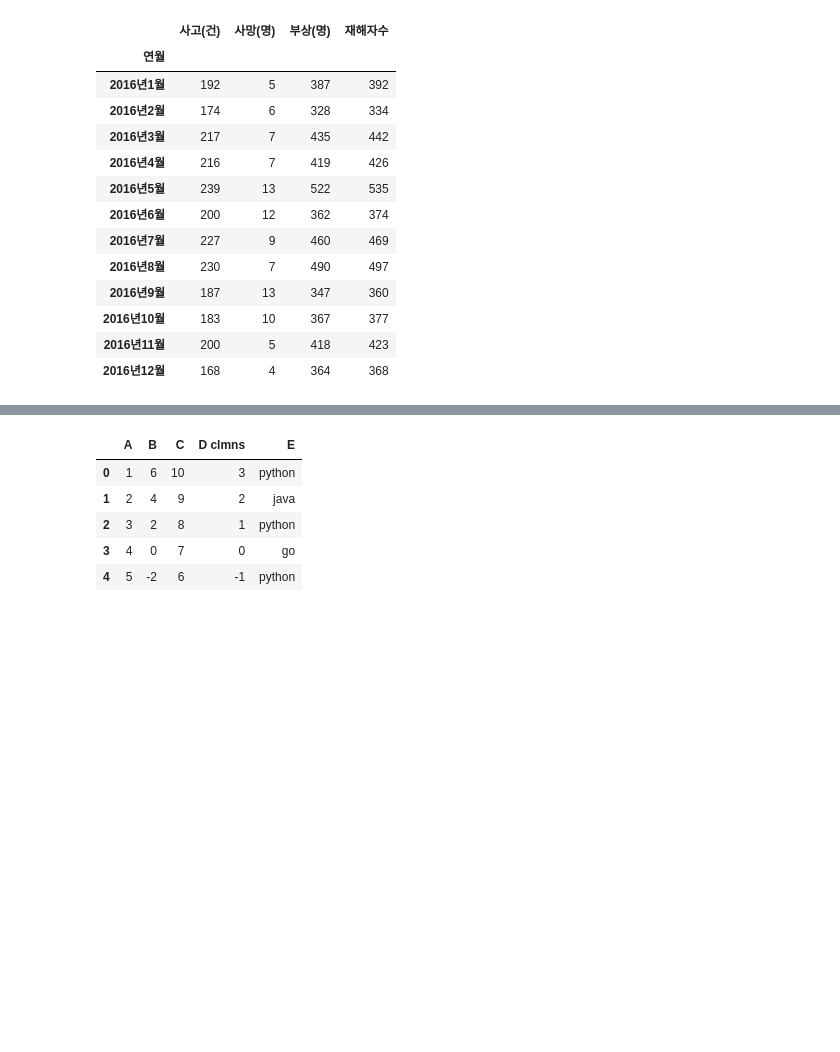
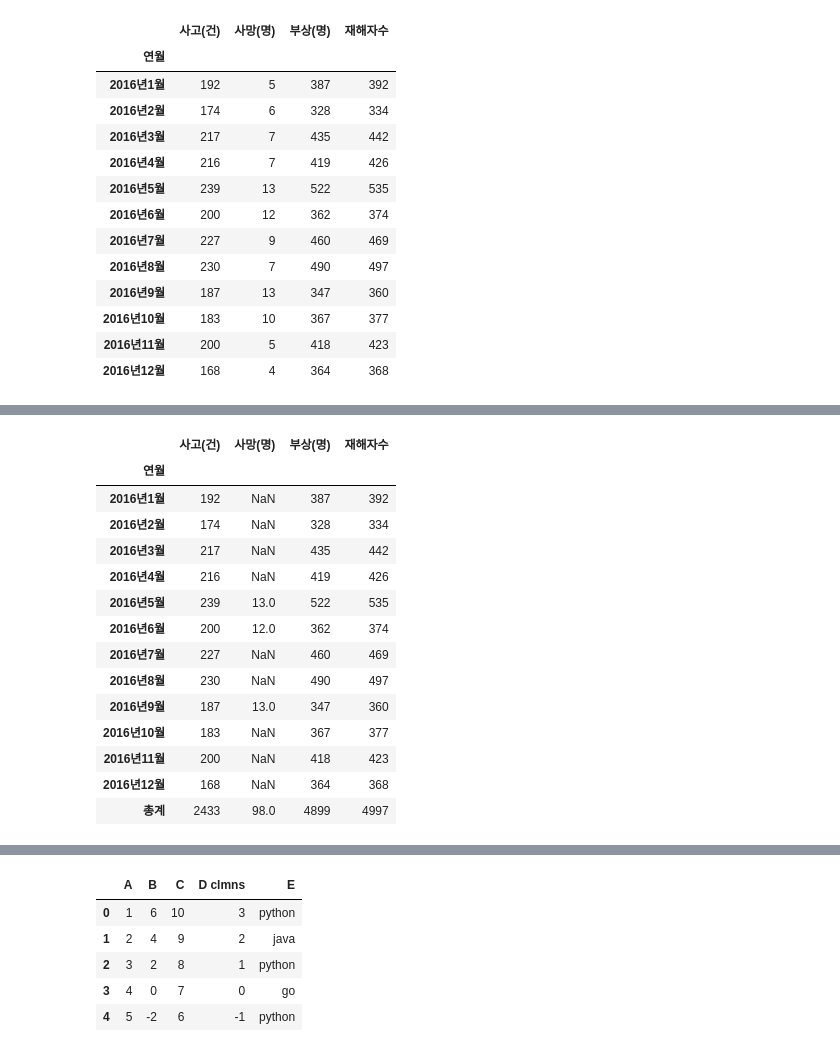
Before and after one commit to kmk0909/2026-BDA, a Jupyter notebook: code/06w_dataframe_B.ipynb, the cells around one changed output, grey strips where cells are left out. Drawn from its saved outputs; the diff is of its cells as text; code cells hidden in the pictures; blank space fills up the shorter version.

```diff
--- a/code/06w_dataframe_B.ipynb
+++ b/code/06w_dataframe_B.ipynb
@@ -671,0 +888,18 @@ df2
+# %%
+df2[df2>10]
+# %% [output]
+|  | 사고(건) | 사망(명) | 부상(명) | 재해자수 |
+| 연월 |  |  |  |  |
+| 2016년1월 | 192 | NaN | 387 | 392 |
+| 2016년2월 | 174 | NaN | 328 | 334 |
+| 2016년3월 | 217 | NaN | 435 | 442 |
+| 2016년4월 | 216 | NaN | 419 | 426 |
+| 2016년5월 | 239 | 13.0 | 522 | 535 |
+| 2016년6월 | 200 | 12.0 | 362 | 374 |
+| 2016년7월 | 227 | NaN | 460 | 469 |
+| 2016년8월 | 230 | NaN | 490 | 497 |
+| 2016년9월 | 187 | 13.0 | 347 | 360 |
+| 2016년10월 | 183 | NaN | 367 | 377 |
+| 2016년11월 | 200 | NaN | 418 | 423 |
+| 2016년12월 | 168 | NaN | 364 | 368 |
+| 총계 | 2433 | 98.0 | 4899 | 4997 |
```
Also changed, not shown: parts of 30 cells of this notebook.
